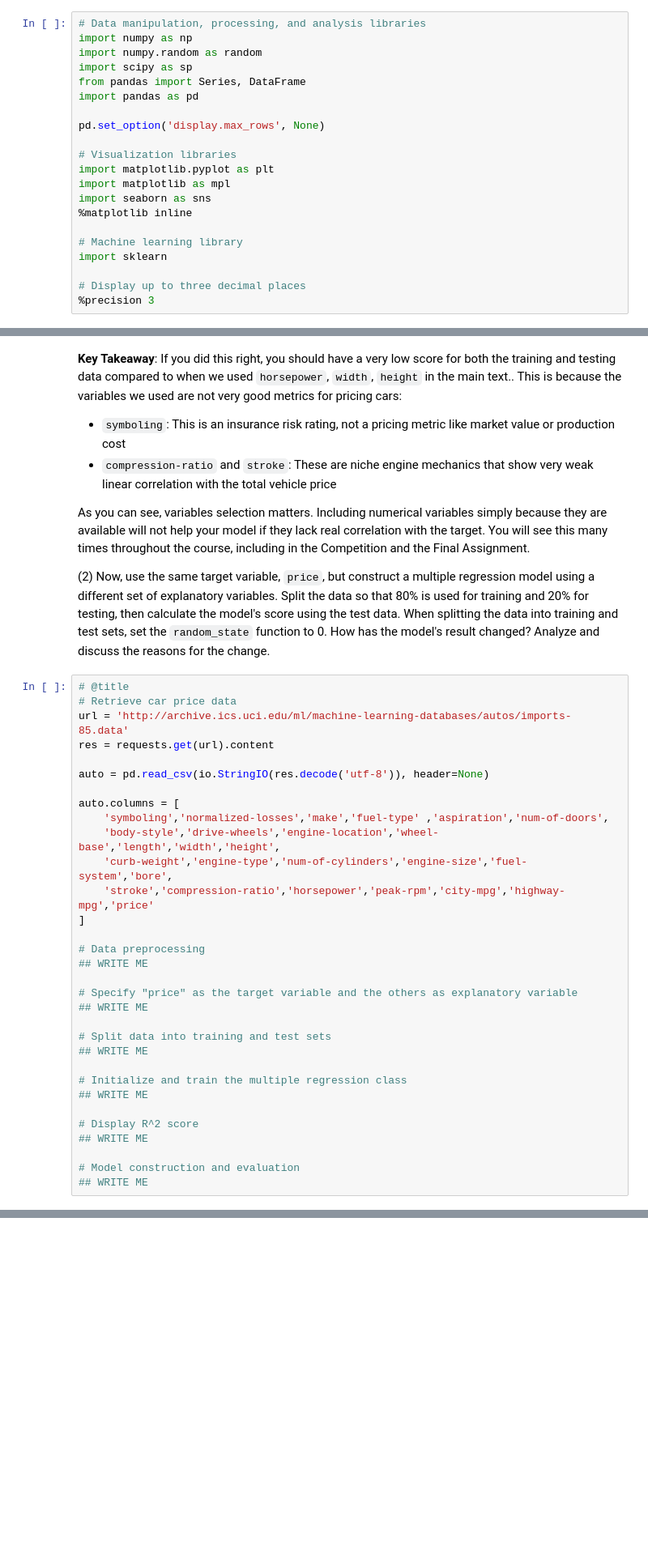
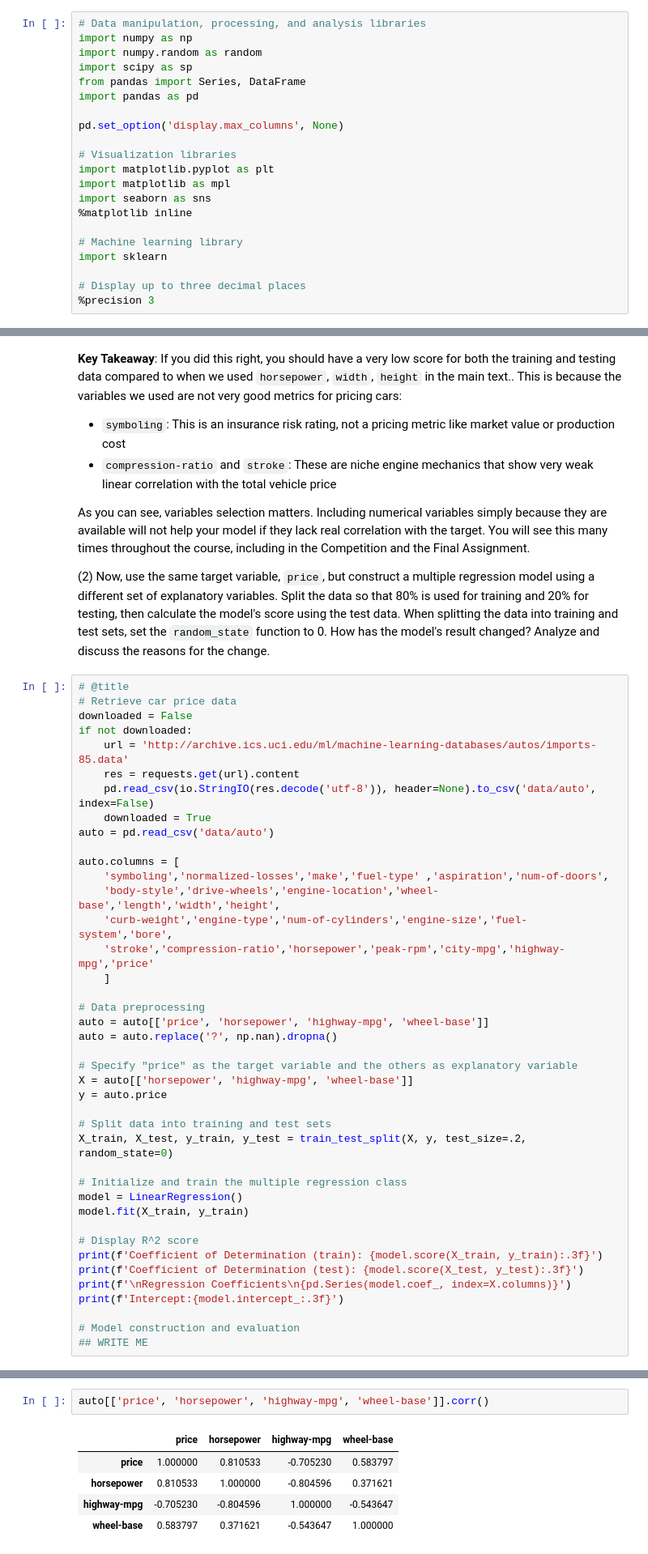
Before and after one commit to bluesparrow-bit/DataPlaygrounds, a Jupyter notebook: GCI_World/Lec-Notebooks/lec5-1_notebook.ipynb, the cells around one changed output, grey strips where cells are left out. Shown at 81% size. Saved outputs shown, nothing was run; the diff lists cells and outputs as text; blank space fills up the shorter version.

```diff
--- a/GCI_World/Lec-Notebooks/lec5-1_notebook.ipynb
+++ b/GCI_World/Lec-Notebooks/lec5-1_notebook.ipynb
@@ -180,7 +171,7 @@ import scipy as sp
 from pandas import Series, DataFrame
 import pandas as pd
 
-pd.set_option('display.max_rows', None)
+pd.set_option('display.max_columns', None)
 
 # Visualization libraries
 import matplotlib.pyplot as plt
@@ -485,32 +466,41 @@ As you can see, variables selection matters. Including numerical variables simpl
 # %%
 # @title
 # Retrieve car price data
-url = 'http://archive.ics.uci.edu/ml/machine-learning-databases/autos/imports-85.data'
-res = requests.get(url).content
-
-auto = pd.read_csv(io.StringIO(res.decode('utf-8')), header=None)
+downloaded = False
+if not downloaded:
+    url = 'http://archive.ics.uci.edu/ml/machine-learning-databases/autos/imports-85.data'
+    res = requests.get(url).content
+    pd.read_csv(io.StringIO(res.decode('utf-8')), header=None).to_csv('data/auto', index=False)
+    downloaded = True
+auto = pd.read_csv('data/auto')
 
 auto.columns = [
     'symboling','normalized-losses','make','fuel-type' ,'aspiration','num-of-doors',
     'body-style','drive-wheels','engine-location','wheel-base','length','width','height',
     'curb-weight','engine-type','num-of-cylinders','engine-size','fuel-system','bore',
     'stroke','compression-ratio','horsepower','peak-rpm','city-mpg','highway-mpg','price'
-]
+    ]
 
 # Data preprocessing
-## WRITE ME
+auto = auto[['price', 'horsepower', 'highway-mpg', 'wheel-base']]
+auto = auto.replace('?', np.nan).dropna()
 
 # Specify "price" as the target variable and the others as explanatory variable
-## WRITE ME
+X = auto[['horsepower', 'highway-mpg', 'wheel-base']]
+y = auto.price
 
 # Split data into training and test sets
-## WRITE ME
+X_train, X_test, y_train, y_test = train_test_split(X, y, test_size=.2, random_state=0)
 
 # Initialize and train the multiple regression class
-## WRITE ME
+model = LinearRegression()
+model.fit(X_train, y_train)
 
 # Display R^2 score
-## WRITE ME
+print(f'Coefficient of Determination (train): {model.score(X_train, y_train):.3f}')
+print(f'Coefficient of Determination (test): {model.score(X_test, y_test):.3f}')
+print(f'\nRegression Coefficients\n{pd.Series(model.coef_, index=X.columns)}')
+print(f'Intercept:{model.intercept_:.3f}')
 
 # Model construction and evaluation
 ## WRITE ME
@@ -517,3 +517,11 @@ auto.columns = [
+# %%
+auto[['price', 'horsepower', 'highway-mpg', 'wheel-base']].corr()
+# %% [output]
+|  | price | horsepower | highway-mpg | wheel-base |
+| price | 1.000000 | 0.810533 | -0.705230 | 0.583797 |
+| horsepower | 0.810533 | 1.000000 | -0.804596 | 0.371621 |
+| highway-mpg | -0.705230 | -0.804596 | 1.000000 | -0.543647 |
+| wheel-base | 0.583797 | 0.371621 | -0.543647 | 1.000000 |
 # %% [markdown]
 ## 5.3 Logistic Regression
 
```
Also changed, not shown: parts of 40 cells of this notebook, 5 other files.
